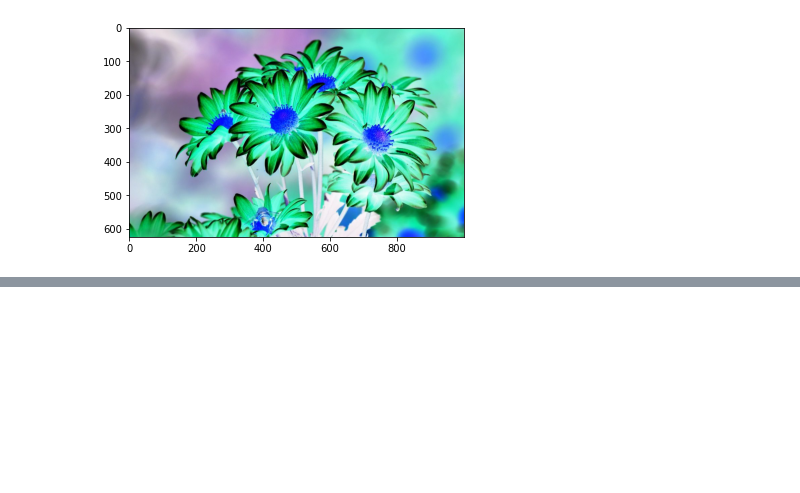
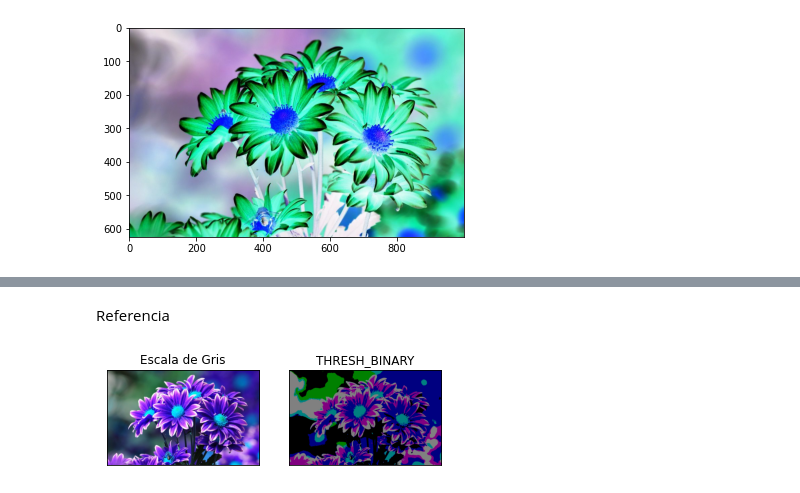
Before and after one commit to JhovanyArias/VisionArtificial, a Jupyter notebook: Taller1.ipynb, the cells around one changed output, grey strips where cells are left out. Cells and saved outputs as stored; diff of their text form; code cells hidden in the pictures; blank space fills up the shorter version.

```diff
--- a/Taller1.ipynb
+++ b/Taller1.ipynb
@@ -79,0 +122,21 @@ plt.imshow(imagen_invertida)
+# %% [markdown]
+Referencia
+# %%
+import cv2
+from matplotlib import pyplot as plt
+
+
+path = "/content/drive/MyDrive/Mi carpetica/flores-bonitas.jpg"
+img = cv2.imread(path)
+ret,thresh1 = cv2.threshold(img,100,128,cv2.THRESH_BINARY)
+
+images = [img, thresh1]
+titles = ['Escala de Gris','THRESH_BINARY']
+for i in range(2):
+    plt.subplot(1,2,i+1)
+    plt.imshow(images[i],'gray',vmin=0,vmax=255)
+    plt.title(titles[i])
+    plt.xticks([]),plt.yticks([])
+plt.show()
+# %% [output]
+[figure, added]
```
Also changed, not shown: parts of 7 cells of this notebook.
